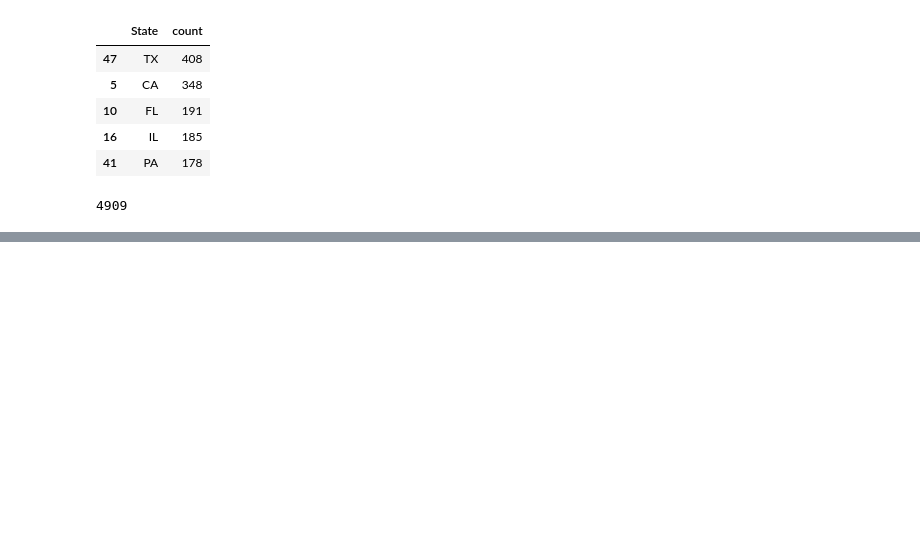
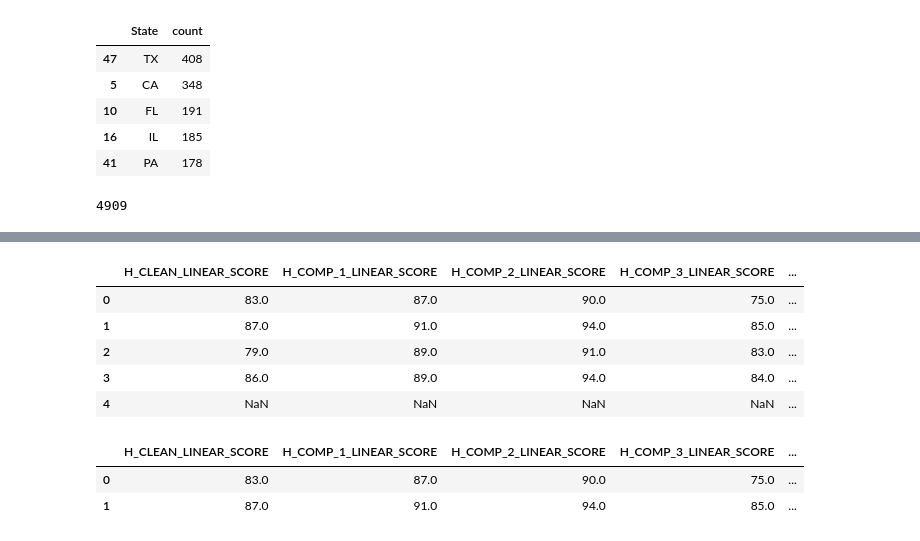
Before and after one commit to maringow/DataMiningGroupProject, a Jupyter notebook: data_prep_Venku.ipynb, the cells around one changed output, grey strips where cells are left out. Drawn from its saved outputs; the diff is of its cells as text; code cells hidden in the pictures; blank space fills up the shorter version.

```diff
--- a/data_prep_Venku.ipynb
+++ b/data_prep_Venku.ipynb
@@ -521,0 +626,16 @@ rows_by_state_after_dropping_na_all['count'].sum()
+# %%
+subset_data = data[linear_score_col]
+subset_data.head()
+# %% [output]
+|  | H_CLEAN_LINEAR_SCORE | H_COMP_1_LINEAR_SCORE | H_COMP_2_LINEAR_SCORE | H_COMP_3_LINEAR_SCORE | ... |
+| 0 | 83.0 | 87.0 | 90.0 | 75.0 | ... |
+| 1 | 87.0 | 91.0 | 94.0 | 85.0 | ... |
+| 2 | 79.0 | 89.0 | 91.0 | 83.0 | ... |
+| 3 | 86.0 | 89.0 | 94.0 | 84.0 | ... |
+| 4 | NaN | NaN | NaN | NaN | ... |
+# %%
+subset_data.head(2)
+# %% [output]
+|  | H_CLEAN_LINEAR_SCORE | H_COMP_1_LINEAR_SCORE | H_COMP_2_LINEAR_SCORE | H_COMP_3_LINEAR_SCORE | ... |
+| 0 | 83.0 | 87.0 | 90.0 | 75.0 | ... |
+| 1 | 87.0 | 91.0 | 94.0 | 85.0 | ... |
```
Also changed, not shown: parts of 9 cells of this notebook.
